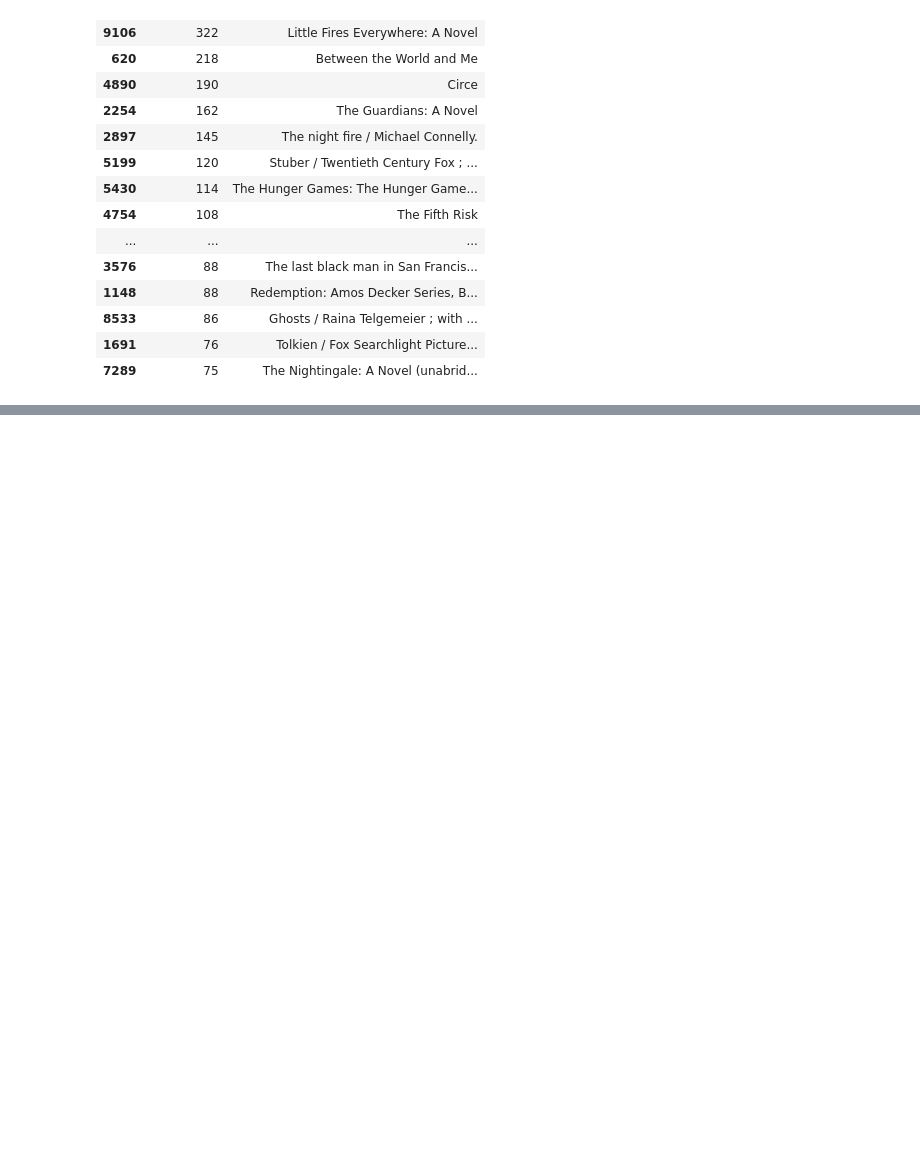
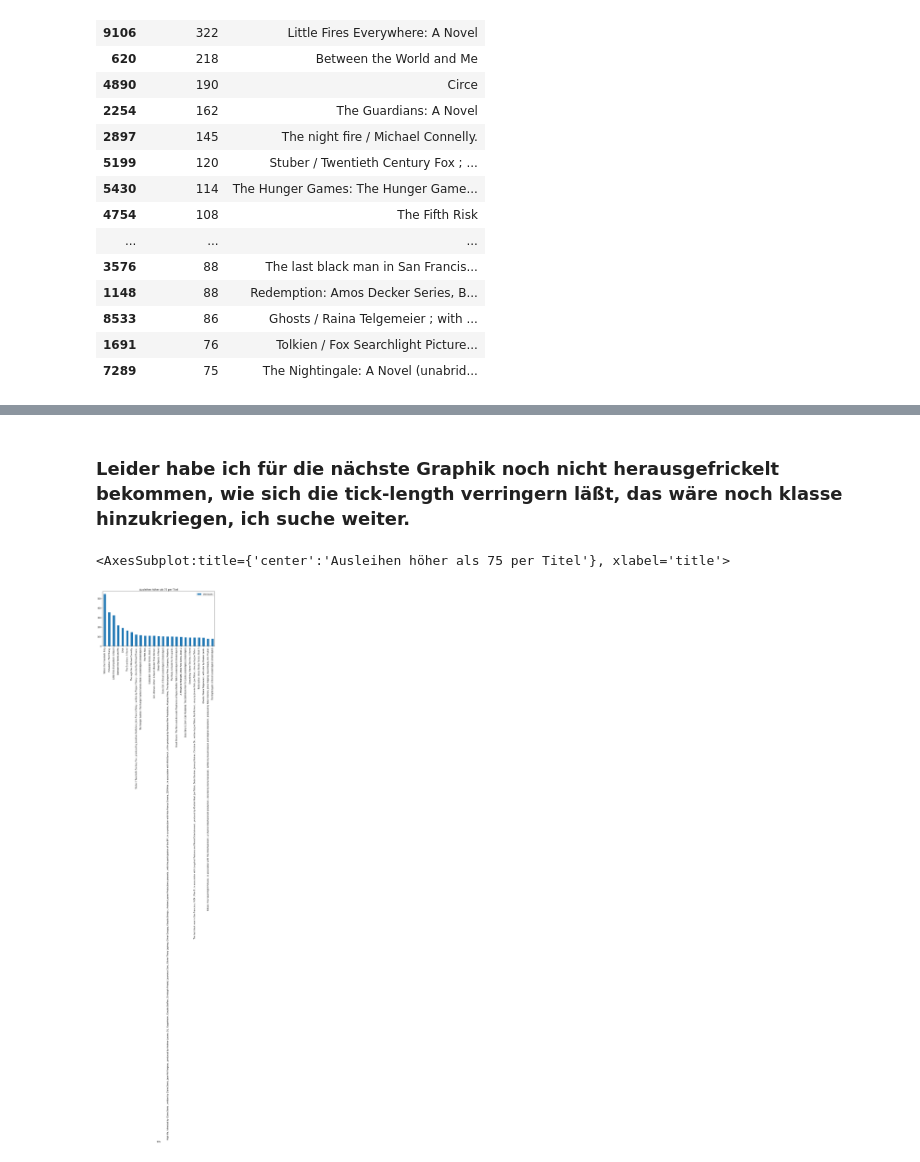
Before and after one commit to schumahe/2021-11-29_DL_Heinke_Schumacher, a Jupyter notebook: Modul_1/python/title_more_than_75_checkouts.ipynb, the cells around one changed output, grey strips where cells are left out. Cells and saved outputs as stored; diff of their text form; code cells hidden in the pictures; blank space fills up the shorter version.

```diff
--- a/Modul_1/python/title_more_than_75_checkouts.ipynb
+++ b/Modul_1/python/title_more_than_75_checkouts.ipynb
@@ -157,0 +152,7 @@ checkouts_75_df.plot(figsize=(8,8), kind="barh", x="publisher", y=("checkouts",
+# %% [markdown]
+### Leider habe ich für die nächste Graphik noch nicht herausgefrickelt bekommen, wie sich die tick-length verringern läßt, das wäre noch klasse hinzukriegen, ich suche weiter.
+# %%
+checkouts_75_df.plot(figsize=(10,5), kind="bar", title="Ausleihen höher als 75 per Titel", x="title", y="checkouts", fontsize=10)
+# %% [output]
+<AxesSubplot:title={'center':'Ausleihen höher als 75 per Titel'}, xlabel='title'>
+[figure, added]
```
Also changed, not shown: parts of 6 cells of this notebook.
